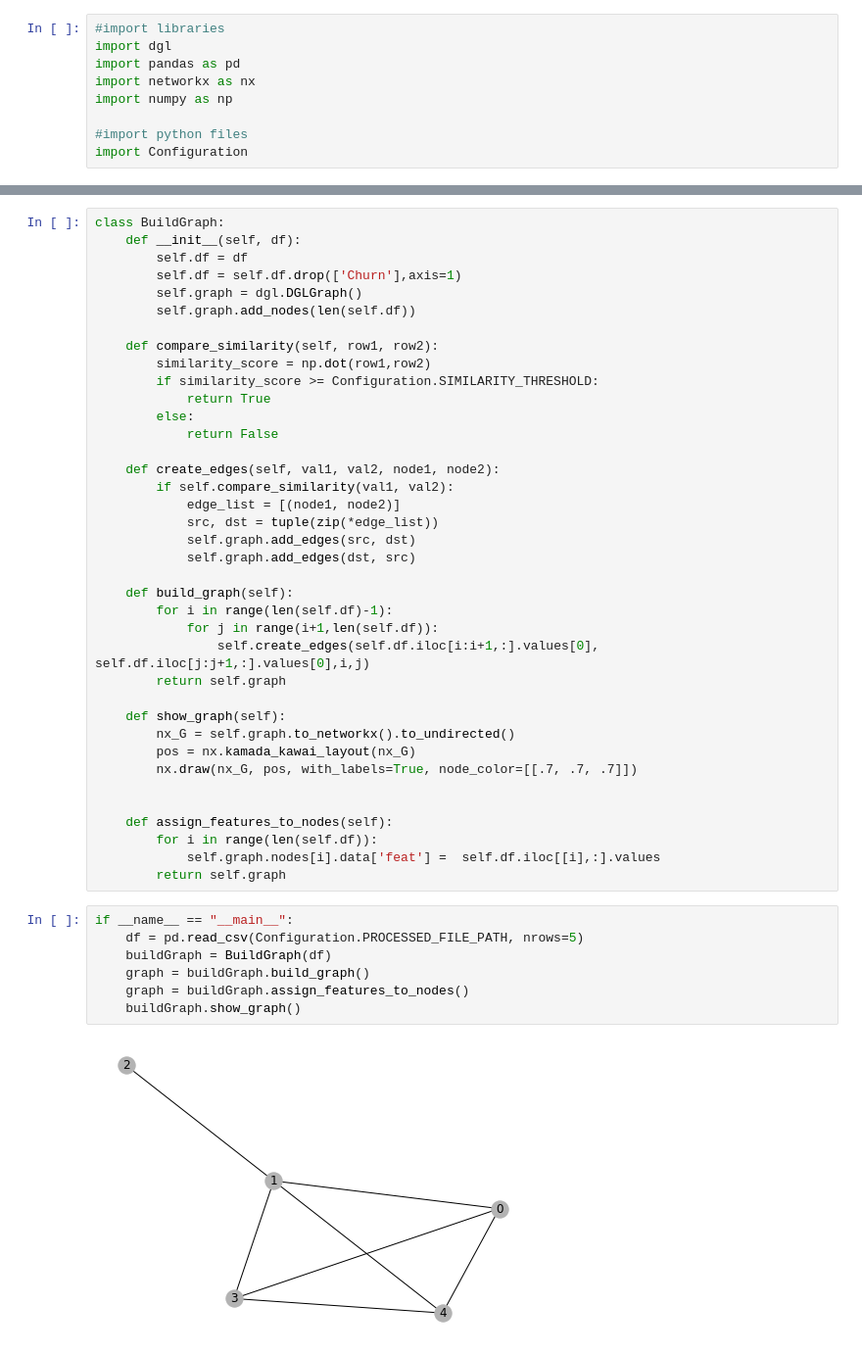
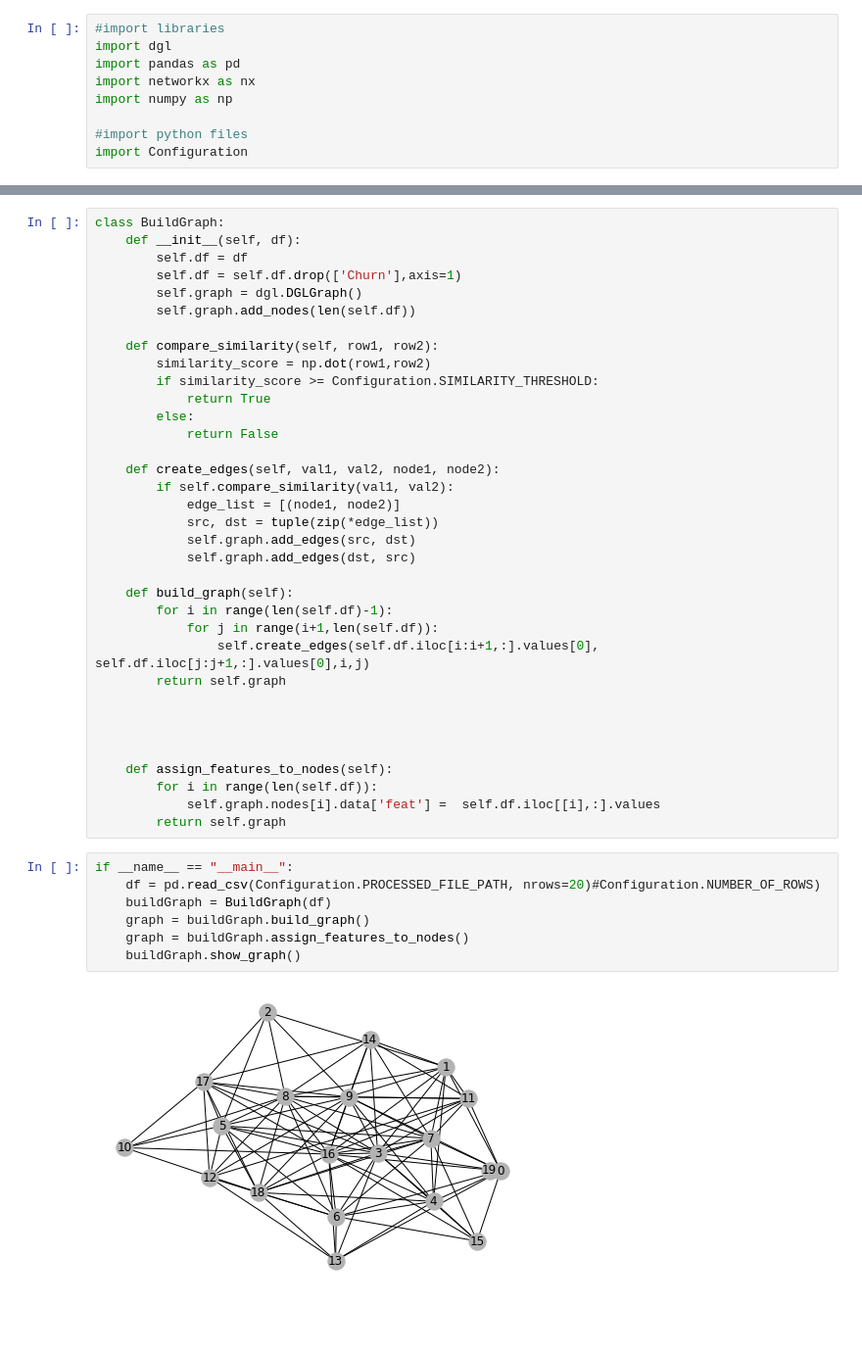
Before and after one commit to varunbajpai/or-GraphNN, a Jupyter notebook: BuildGraph.ipynb, the cells around one changed output, grey strips where cells are left out. Shown: that part at 98% size. Cells and saved outputs as stored; diff of their text form; blank space fills up the shorter version.

Commit message:
Feature-by-Feature Graph Implemented

```diff
--- a/BuildGraph.ipynb
+++ b/BuildGraph.ipynb
@@ -39,10 +35,7 @@ class BuildGraph:
                 self.create_edges(self.df.iloc[i:i+1,:].values[0], self.df.iloc[j:j+1,:].values[0],i,j)
         return self.graph
 
-    def show_graph(self):
-        nx_G = self.graph.to_networkx().to_undirected()
-        pos = nx.kamada_kawai_layout(nx_G)
-        nx.draw(nx_G, pos, with_labels=True, node_color=[[.7, .7, .7]])
+
 
 
     def assign_features_to_nodes(self):
@@ -51,10 +44,10 @@ class BuildGraph:
         return self.graph
 # %%
 if __name__ == "__main__":
-    df = pd.read_csv(Configuration.PROCESSED_FILE_PATH, nrows=5)
+    df = pd.read_csv(Configuration.PROCESSED_FILE_PATH, nrows=20)#Configuration.NUMBER_OF_ROWS)
     buildGraph = BuildGraph(df)
     graph = buildGraph.build_graph()
     graph = buildGraph.assign_features_to_nodes()
     buildGraph.show_graph()
 # %% [output]
-[figure, old version]
+[figure, new version]
```
Also changed, not shown: parts of 1 cell of this notebook, 4 other files.
